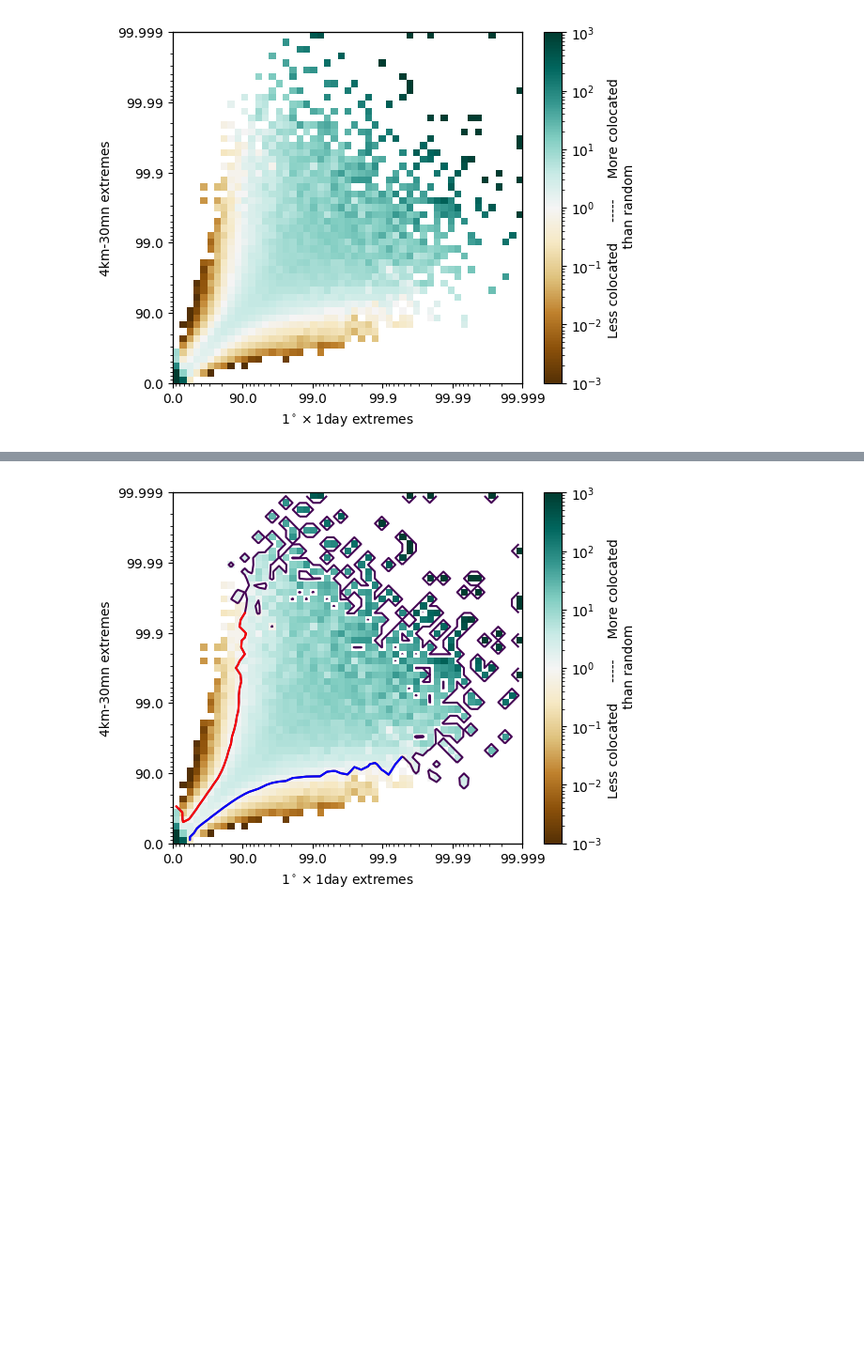
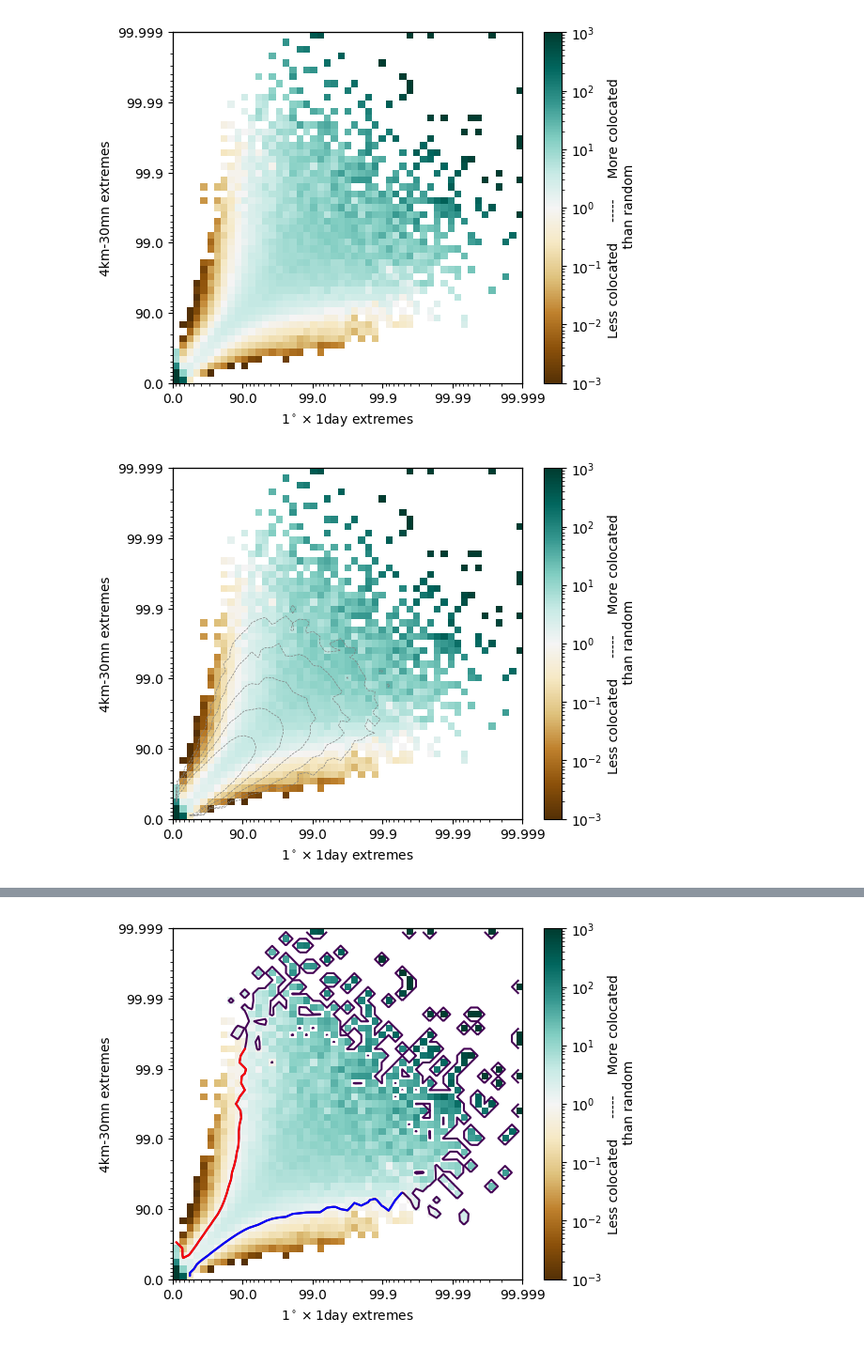
Before and after one commit to bfildier/explore-multiscale-extremes, a Jupyter notebook: scripts/explore_multiscale_extremes.ipynb, the cells around one changed output, grey strips where cells are left out. Shown at 94% size. Drawn from its saved outputs; the diff is of its cells as text; code cells hidden in the pictures; blank space fills up the shorter version.

```diff
--- a/scripts/explore_multiscale_extremes.ipynb
+++ b/scripts/explore_multiscale_extremes.ipynb
@@ -140,3 +142,33 @@ cb.set_label('Less colocated     -----     More colocated\n than random')
 plt.savefig(os.path.join(figdir,'norm_density_max_vs_mean_prec_extremes.pdf'),bbox_inches='tight')
 # %% [output]
 [figure]
+# %%
+fig, ax = plt.subplots(nrows=1,ncols=1,figsize=(6,4.85))
+
+Z1 = jdist_prec.bincount.T
+Z2 = jdist_prec.norm_density.T
+
+title = 'Normalized density'
+scale ='log'
+vbds = (1e-3,1e3)
+cmap = plt.cm.BrBG
+
+ax_show = ax.twinx().twiny()  # Create twin axes for each main axis.
+
+# Frame
+ax = setFrameIL(ax, dist_mean_prec.ranks, dist_max_prec.ranks)
+ax.set_xlabel(r"1$^\circ\times 1$day extremes")
+ax.set_ylabel(r"4km-30mn extremes")
+# ax.set_title(title)
+
+# Content
+pcm = showJointHistogram(ax_show, Z2, scale=scale, vmin=vbds[0], vmax=vbds[1], cmap=cmap)
+cont = ax_show.contour(Z1,scale=scale,levels=[1e1,3e1,1e2,3e2,1e3],linewidths=0.5,colors='grey',linestyles='--')
+
+cb = fig.colorbar(pcm, ax=ax_show)
+# cb.set_label('Normalized density')
+cb.set_label('Less colocated     -----     More colocated\n than random')
+
+plt.savefig(os.path.join(figdir,'norm_density_contour_density_max_vs_mean_prec_extremes.pdf'),bbox_inches='tight')
+# %% [output]
+[figure, added]
```
Also changed, not shown: parts of 29 cells of this notebook, 53 other files.
